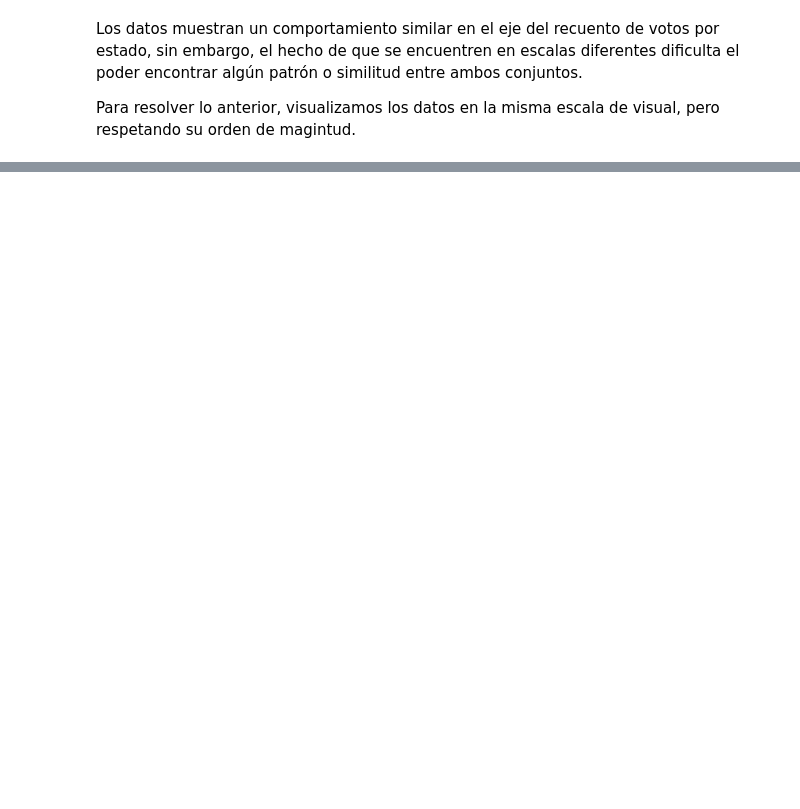
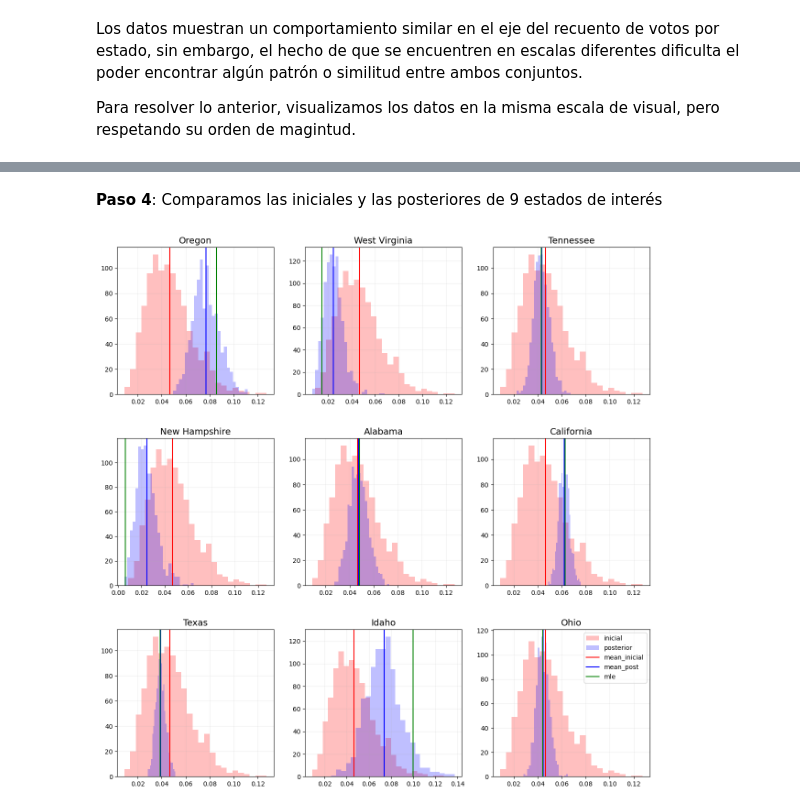
Before and after one commit to CAMM961001/bayes-first-steps, a Jupyter notebook: bayes-first-steps.ipynb, the cells around one changed output, grey strips where cells are left out. Cells and saved outputs as stored; diff of their text form; code cells hidden in the pictures; blank space fills up the shorter version.

```diff
--- a/bayes-first-steps.ipynb
+++ b/bayes-first-steps.ipynb
@@ -155,0 +189,5 @@ Con la visualización anterior se vuelve evidente que el número de votos que tu
+# %%
+def get_beta_params(mu, var):
+    a = mu * (-mu**2 + mu - var) / var
+    b = (mu - 1) * (mu**2 - mu + var) / var
+    return [a, b]
@@ -155,0 +211,47 @@ Con la visualización anterior se vuelve evidente que el número de votos que tu
+# %%
+a, b = get_beta_params(m, s2)
+# %% [markdown]
+**Paso 4**: Comparamos las iniciales y las posteriores de 9 estados de interés
+# %%
+#Parámetros de simulación
+sims = 1_000
+inicial = beta.rvs(a=a, b=b, size=sims)
+inicial_mean = inicial.mean()
+
+#Parámetros de panel
+panels = 3
+states_idx = [34,45,39,26,0,3,40,9,32]
+
+#Parámetros de figura
+fig = plt.figure(figsize=(15,15))
+spec = plt.GridSpec(ncols=panels, nrows=panels, hspace=0.3)
+k = 0
+for idx in states_idx:
+    state = prop.loc[idx]['state']
+
+    #Cálculo de la posterior
+    n = prop.loc[idx]['survey_total']
+    x = prop.loc[idx]['survey_very_lib']
+    posterior = beta.rvs(a=(a+x), b=(b+n-x), size=sims)
+
+    #Gráficas
+    ax_n = f"ax{k}"
+    ax_n = fig.add_subplot(spec[k])
+    ax_n.hist(x=inicial, bins=25, color='red', alpha=0.25, label='inicial')
+    ax_n.hist(x=posterior, bins=25, color='blue', alpha=0.25, label='posterior')
+    ax_n.axvline(x=inicial.mean(), color='red', label='mean_inicial')
+    ax_n.axvline(x=posterior.mean(), color='blue', label='mean_post')
+    ax_n.axvline(x=prop.loc[idx]['prop_mle'], color='green', label='mle')
+
+    #Anotaciones y estilo
+    ax_n.set_title(state.title(), fontsize=14)
+    ax_n.set_xlabel('')
+    ax_n.grid(alpha=0.2)
+
+    k += 1
+#Anotaciones generales.
+plt.legend()
+
+plt.show()
+# %% [output]
+[figure, added]
```
Also changed, not shown: parts of 27 cells of this notebook.
